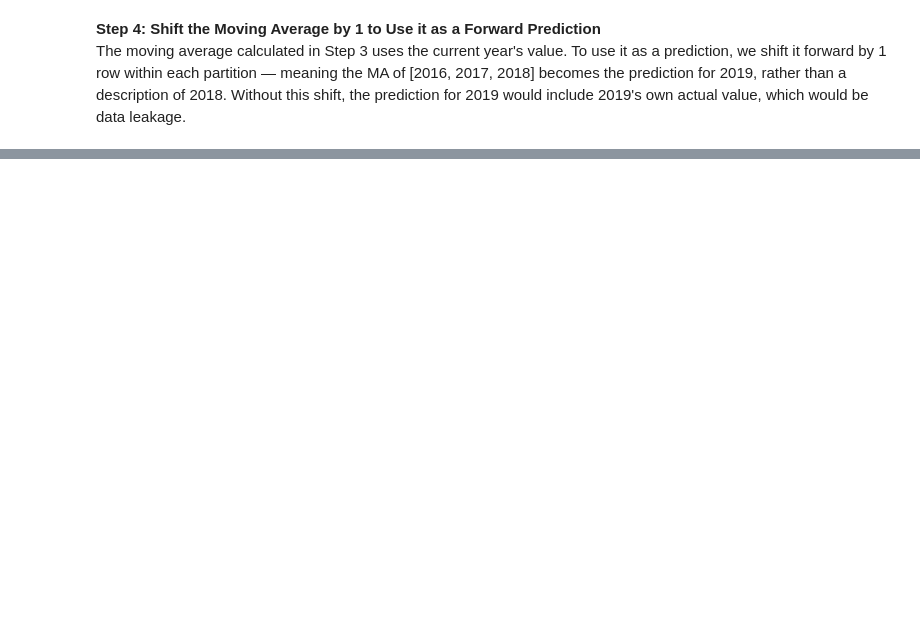
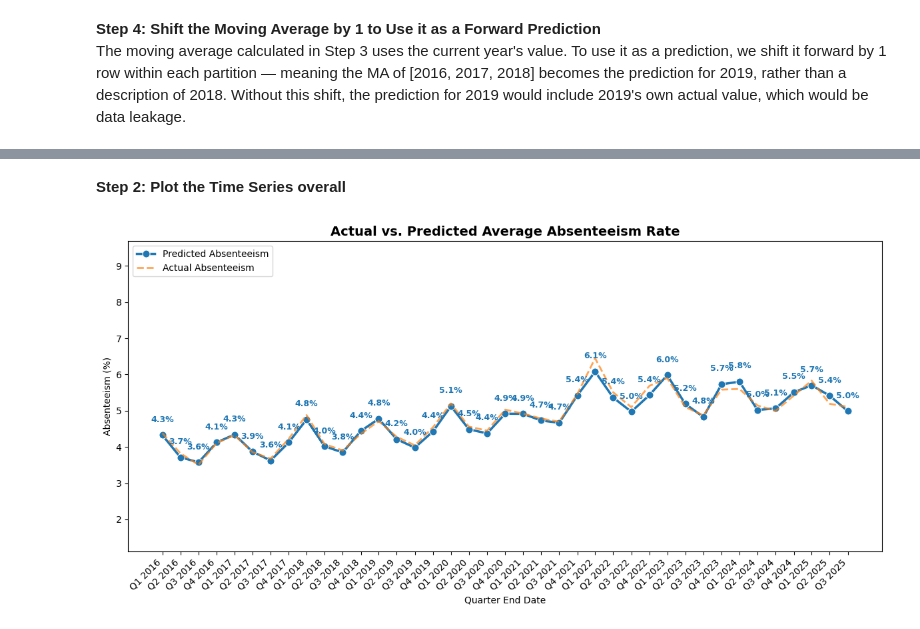
Before and after one commit to ysuurme/eaisi-uwv, a Jupyter notebook: code/baseline_model.ipynb, the cells around one changed output, grey strips where cells are left out. Drawn from its saved outputs; the diff is of its cells as text; code cells hidden in the pictures; blank space fills up the shorter version.

```diff
--- a/code/baseline_model.ipynb
+++ b/code/baseline_model.ipynb
@@ -187,0 +174,80 @@ shape: (5, 9)
+# %%
+# Convert to Pandas and sort chronologically for correct line drawing
+df_plot = (
+    df_predicted
+    .select(["Timeperiod_text","Period_enddate", "SBI_code", "Predicted_Absenteeism_perc", "Absenteeism_perc"])
+    .drop_nulls()  # Remove the first year per group, which has no prediction due to the shift
+    .sort("Period_enddate")
+    .to_pandas()
+)
+# %% [markdown]
+**Step 2: Plot the Time Series overall**<br>
+# %%
+# 1. Prepare the figure
+fig, ax = plt.subplots(figsize=(12, 6))
+
+# 2. Plot Predicted Absenteeism (Primary Line with Markers)
+sns.lineplot(
+    data=df_plot,
+    x="Period_enddate",
+    y="Predicted_Absenteeism_perc",
+    label="Predicted Absenteeism",
+    marker="o",
+    errorbar=None,
+    ax=ax,
+    color="tab:blue",
+    linewidth=2.5,
+    markersize=8
+)
+
+# 3. Plot Actual Absenteeism (Reference Line - No Markers)
+sns.lineplot(
+    data=df_plot,
+    x="Period_enddate",
+    y="Absenteeism_perc",
+    label="Actual Absenteeism",
+    marker=None,        # Explicitly remove markers
+    errorbar=None,
+    ax=ax,
+    color="tab:orange",
+    linewidth=2,
+    linestyle="--",     # Dashed line helps distinguish it as a reference
+    alpha=0.7           # Slightly faded to keep focus on predictions
+)
+
+# 4. Calculate means and annotate markers ONLY for the Predicted line
+df_means = df_plot.groupby("Period_enddate")["Predicted_Absenteeism_perc"].mean().reset_index()
+
+for _, row in df_means.iterrows():
+    ax.annotate(
+        text=f"{row['Predicted_Absenteeism_perc']:.1f}%",
+        xy=(row["Period_enddate"], row["Predicted_Absenteeism_perc"]),
+        xytext=(0, 12),
+        textcoords="offset points",
+        ha="center",
+        va="bottom",
+        fontsize=9,
+        fontweight="bold",
+        color="tab:blue"
+    )
+
+# 5. Final Formatting
+ax.set_title("Actual vs. Predicted Average Absenteeism Rate", fontsize=14, fontweight="bold")
+ax.set_xlabel("Quarter End Date")
+ax.set_ylabel("Absenteeism (%)")
+
+# Ensure x-axis ticks match the data points
+unique_dates = sorted(df_plot["Period_enddate"].unique())
+tick_labels = [f"Q{((d.month - 1) // 3) + 1} {d.year}" for d in unique_dates]
+
+ax.set_xticks(unique_dates)
+ax.set_xticklabels(tick_labels, rotation=45, ha="right")
+
+# Adjust limits for headroom
+ax.set_ylim(df_plot["Absenteeism_perc"].min() * 0.8, df_plot["Predicted_Absenteeism_perc"].max() * 1.2)
+
+ax.legend(loc="upper left", frameon=True)
+plt.tight_layout()
+plt.show()
+# %% [output]
+[figure, added]
```
Also changed, not shown: parts of 9 cells of this notebook, 2 other files.
